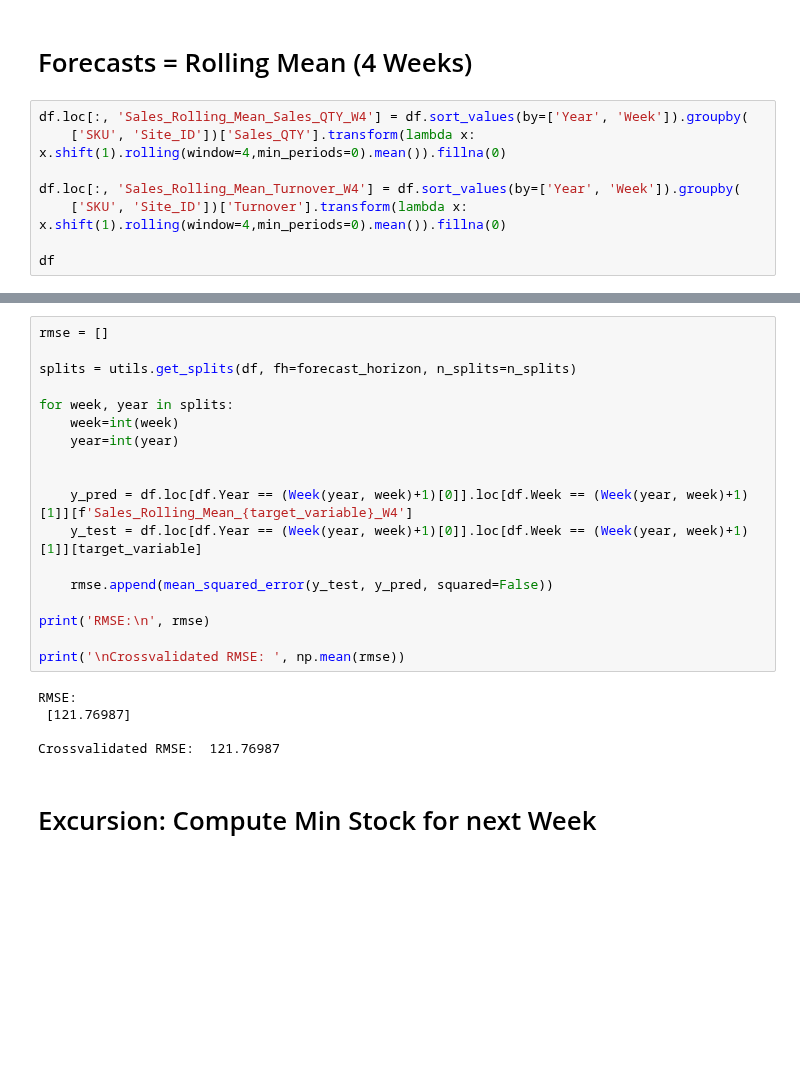
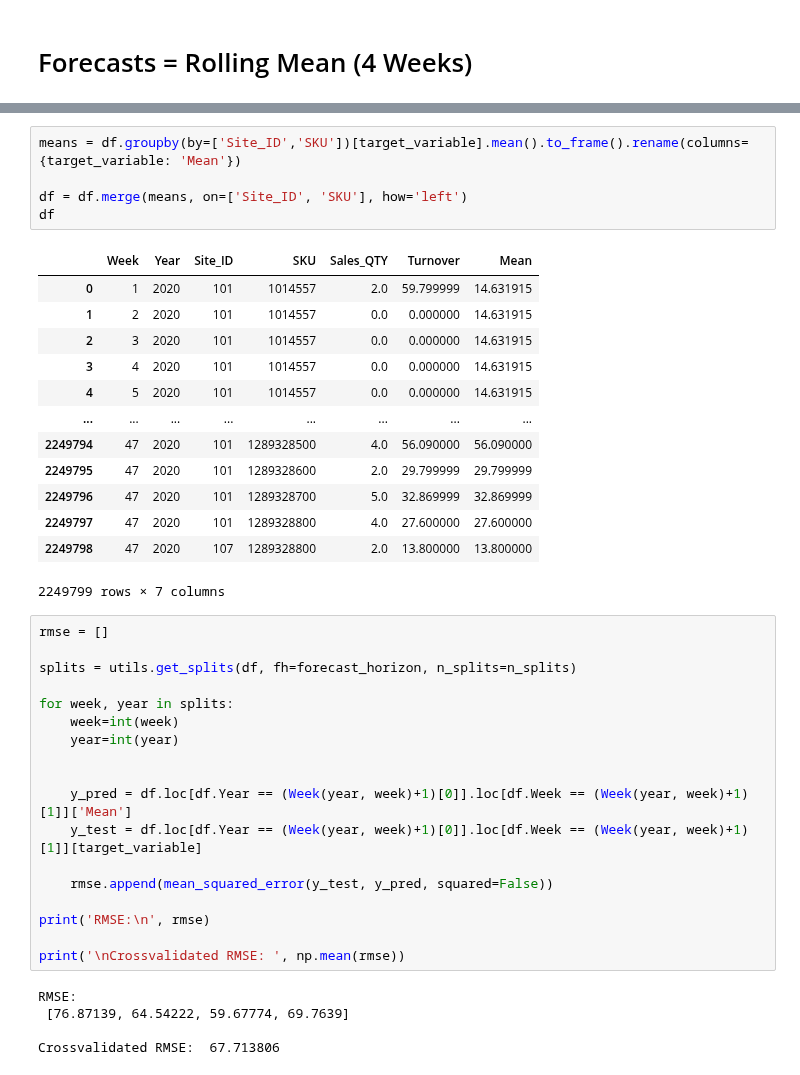
Before and after one commit to dominicdoerig/verteiler, a Jupyter notebook: 02_Forecasting_Benchmark/Mean.ipynb, the cells around one changed output, grey strips where cells are left out. Drawn from its saved outputs; the diff is of its cells as text; blank space fills up the shorter version.

Commit message:
Adjust Mean Approach and add validate Performance per Class

```diff
--- a/02_Forecasting_Benchmark/Mean.ipynb
+++ b/02_Forecasting_Benchmark/Mean.ipynb
@@ -54,11 +54,3 @@ df.loc[:, 'Turnover'] = df.Turnover.clip(lower=0)
 ![image.png](attachment:image.png)
 # %% [markdown]
 # Forecasts = Rolling Mean (4 Weeks)
-# %%
-df.loc[:, 'Sales_Rolling_Mean_Sales_QTY_W4'] = df.sort_values(by=['Year', 'Week']).groupby(
-    ['SKU', 'Site_ID'])['Sales_QTY'].transform(lambda x: x.shift(1).rolling(window=4,min_periods=0).mean()).fillna(0)
-
-df.loc[:, 'Sales_Rolling_Mean_Turnover_W4'] = df.sort_values(by=['Year', 'Week']).groupby(
-    ['SKU', 'Site_ID'])['Turnover'].transform(lambda x: x.shift(1).rolling(window=4,min_periods=0).mean()).fillna(0)
-
-df
@@ -79,3 +57,22 @@ df
+# %%
+means = df.groupby(by=['Site_ID','SKU'])[target_variable].mean().to_frame().rename(columns={target_variable: 'Mean'})
+
+df = df.merge(means, on=['Site_ID', 'SKU'], how='left')
+df
+# %% [output]
+|  | Week | Year | Site_ID | SKU | Sales_QTY | Turnover | Mean |
+| 0 | 1 | 2020 | 101 | 1014557 | 2.0 | 59.799999 | 14.631915 |
+| 1 | 2 | 2020 | 101 | 1014557 | 0.0 | 0.000000 | 14.631915 |
+| 2 | 3 | 2020 | 101 | 1014557 | 0.0 | 0.000000 | 14.631915 |
+| 3 | 4 | 2020 | 101 | 1014557 | 0.0 | 0.000000 | 14.631915 |
+| 4 | 5 | 2020 | 101 | 1014557 | 0.0 | 0.000000 | 14.631915 |
+| ... | ... | ... | ... | ... | ... | ... | ... |
+| 2249794 | 47 | 2020 | 101 | 1289328500 | 4.0 | 56.090000 | 56.090000 |
+| 2249795 | 47 | 2020 | 101 | 1289328600 | 2.0 | 29.799999 | 29.799999 |
+| 2249796 | 47 | 2020 | 101 | 1289328700 | 5.0 | 32.869999 | 32.869999 |
+| 2249797 | 47 | 2020 | 101 | 1289328800 | 4.0 | 27.600000 | 27.600000 |
+| 2249798 | 47 | 2020 | 107 | 1289328800 | 2.0 | 13.800000 | 13.800000 |
+2249799 rows × 7 columns
 # %%
 rmse = []
 
@@ -86,7 +83,7 @@ for week, year in splits:
     year=int(year)
 
 
-    y_pred = df.loc[df.Year == (Week(year, week)+1)[0]].loc[df.Week == (Week(year, week)+1)[1]][f'Sales_Rolling_Mean_{target_variable}_W4']
+    y_pred = df.loc[df.Year == (Week(year, week)+1)[0]].loc[df.Week == (Week(year, week)+1)[1]]['Mean']
     y_test = df.loc[df.Year == (Week(year, week)+1)[0]].loc[df.Week == (Week(year, week)+1)[1]][target_variable]
 
     rmse.append(mean_squared_error(y_test, y_pred, squared=False))
@@ -96,8 +93,6 @@ print('RMSE:\n', rmse)
 print('\nCrossvalidated RMSE: ', np.mean(rmse))
 # %% [output]
 RMSE:
- [121.76987]
+ [76.87139, 64.54222, 59.67774, 69.7639]
 
-Crossvalidated RMSE:  121.76987
+Crossvalidated RMSE:  67.713806
-# %% [markdown]
-# Excursion: Compute Min Stock for next Week
```
Also changed, not shown: parts of 5 cells of this notebook, 1 other file.
